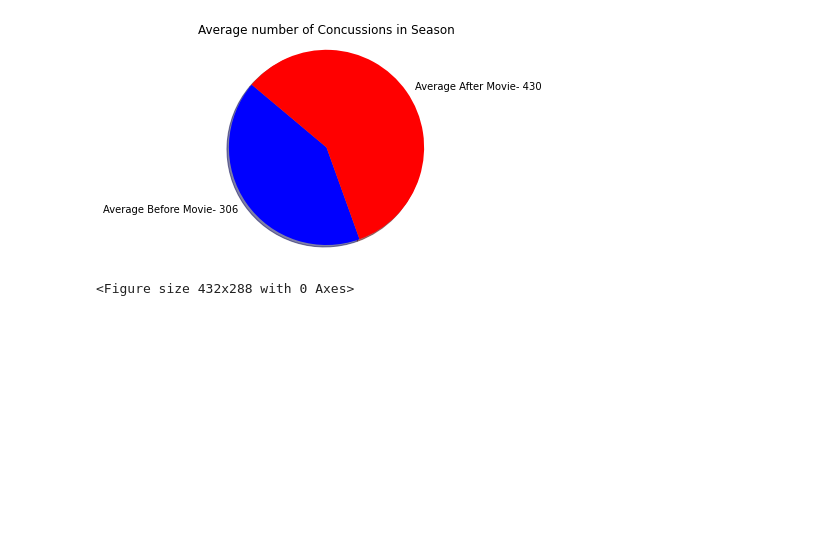
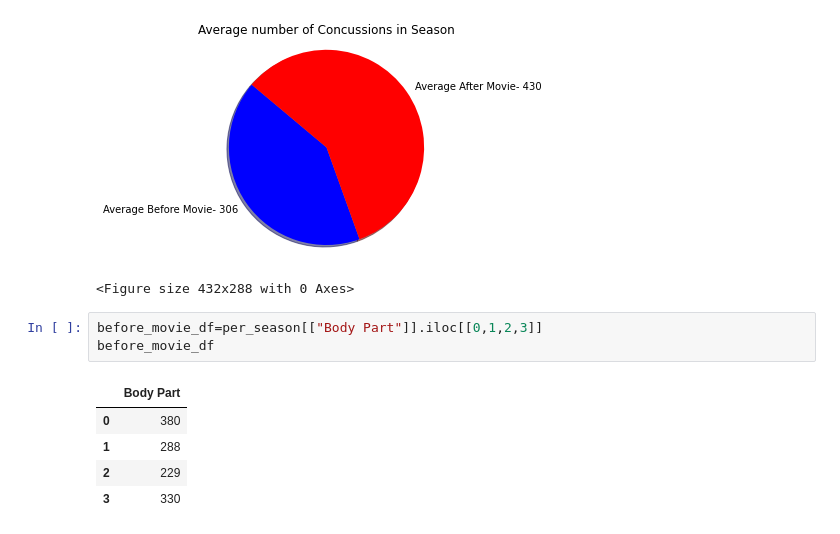
Before and after one commit to trippy64/ConcussionGroupA, a Jupyter notebook: movie_injury_data.ipynb, the cells around one changed output. Drawn from its saved outputs; the diff is of its cells as text; blank space fills up the shorter version.

```diff
--- a/movie_injury_data.ipynb
+++ b/movie_injury_data.ipynb
@@ -120,3 +135,12 @@ plt.savefig("averageperseason")
 # %% [output]
 [figure]
 <Figure size 432x288 with 0 Axes>
+# %%
+before_movie_df=per_season[["Body Part"]].iloc[[0,1,2,3]]
+before_movie_df
+# %% [output]
+|  | Body Part |
+| 0 | 380 |
+| 1 | 288 |
+| 2 | 229 |
+| 3 | 330 |
```
Also changed, not shown: parts of 8 cells of this notebook, 1 other file.
